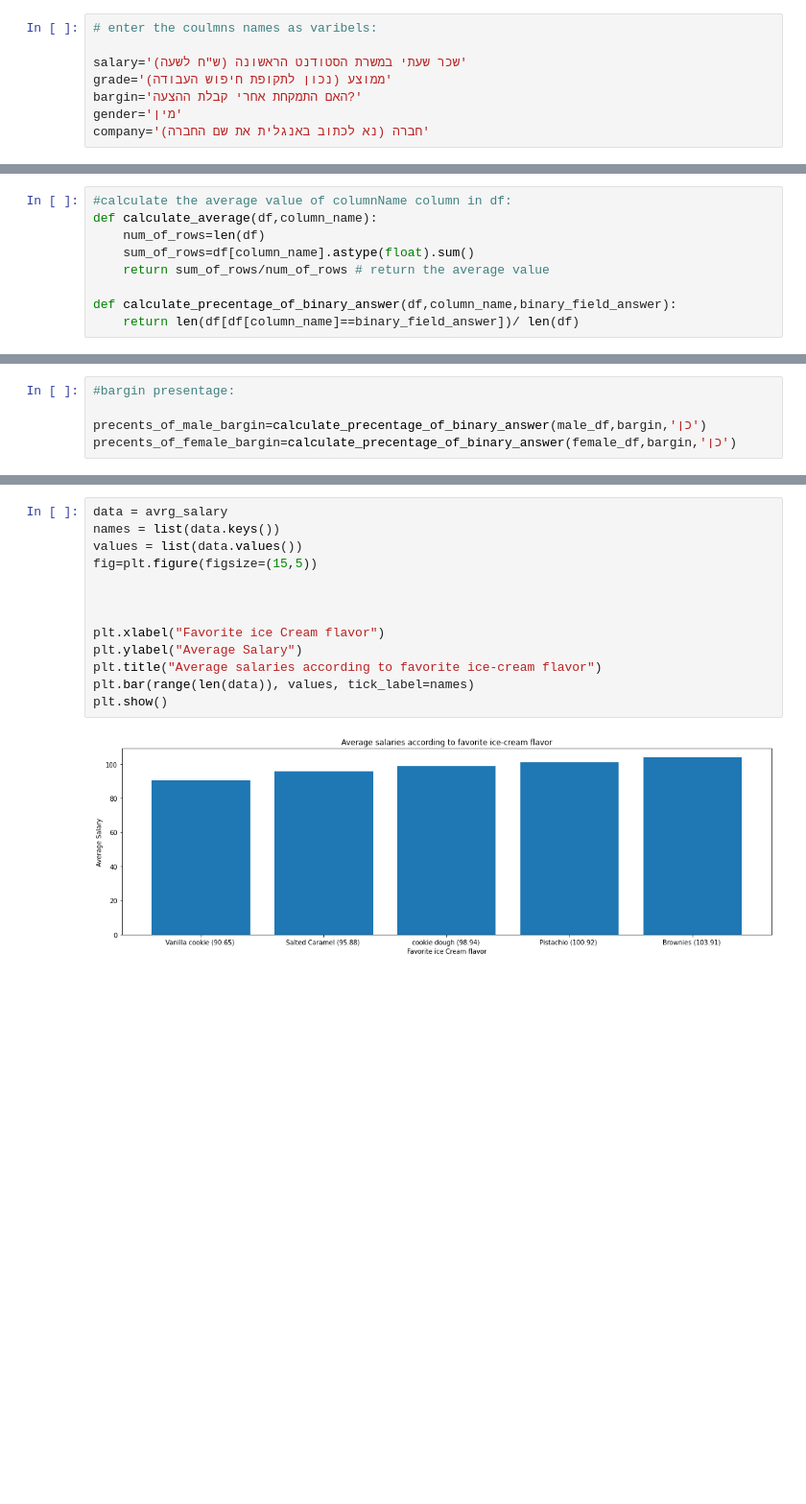
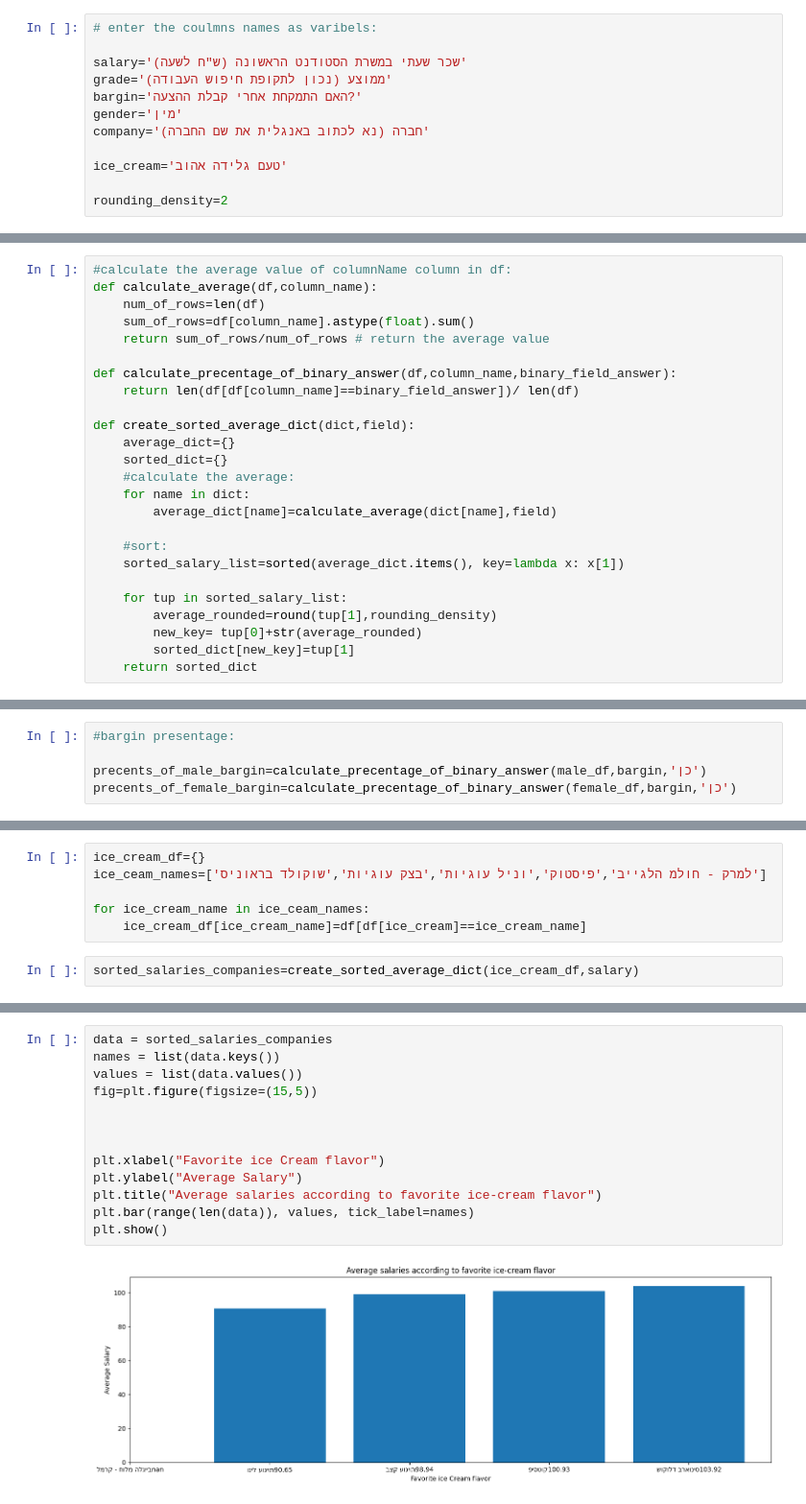
Before and after one commit to itay-nakash/SalarySurvey, a Jupyter notebook: SalarySurvey_form.ipynb, the cells around one changed output, grey strips where cells are left out. Shown at 96% size. Saved outputs shown, nothing was run; the diff lists cells and outputs as text; blank space fills up the shorter version.

```diff
--- a/SalarySurvey_form.ipynb
+++ b/SalarySurvey_form.ipynb
@@ -16,6 +16,10 @@ grade='ממוצע (נכון לתקופת חיפוש העבודה)'
 bargin='האם התמקחת אחרי קבלת ההצעה?'
 gender='מין'
 company='חברה (נא לכתוב באנגלית את שם החברה)'
+
+ice_cream='טעם גלידה אהוב'
+
+rounding_density=2
 # %%
 #cleanup to the data, you should add your own cleanup to the data:
 df=df.drop(65)
@@ -45,6 +49,22 @@ def calculate_average(df,column_name):
 
 def calculate_precentage_of_binary_answer(df,column_name,binary_field_answer):
     return len(df[df[column_name]==binary_field_answer])/ len(df)
+
+def create_sorted_average_dict(dict,field):
+    average_dict={}
+    sorted_dict={}
+    #calculate the average:
+    for name in dict:
+        average_dict[name]=calculate_average(dict[name],field)
+
+    #sort:
+    sorted_salary_list=sorted(average_dict.items(), key=lambda x: x[1])
+
+    for tup in sorted_salary_list:
+        average_rounded=round(tup[1],rounding_density)
+        new_key= tup[0]+str(average_rounded)
+        sorted_dict[new_key]=tup[1]
+    return sorted_dict
 # %%
 #calculate average salary and grades:
 
@@ -181 +140,9 @@ avrg_salary['Brownies (103.91) '] = df_brownies[salary].astype(float).sum()/len(
+# %%
+ice_cream_df={}
+ice_ceam_names=['למרק - חולמ הלגייב','פיסטוק','וניל עוגיות','בצק עוגיות','שוקולד בראוניס']
+
+for ice_cream_name in ice_ceam_names:
+    ice_cream_df[ice_cream_name]=df[df[ice_cream]==ice_cream_name]
+# %%
+sorted_salaries_companies=create_sorted_average_dict(ice_cream_df,salary)
 # %%
@@ -189,15 +152,15 @@ KeyError: 'Pistachio'
 # %%
-data = avrg_salary
+data = sorted_salaries_companies
 names = list(data.keys())
 values = list(data.values())
 fig=plt.figure(figsize=(15,5))
 
 
 
 plt.xlabel("Favorite ice Cream flavor")
 plt.ylabel("Average Salary")
 plt.title("Average salaries according to favorite ice-cream flavor")
 plt.bar(range(len(data)), values, tick_label=names)
 plt.show()
 # %% [output]
-[figure, old version]
+[figure, new version]
```
Also changed, not shown: parts of 13 cells of this notebook.
